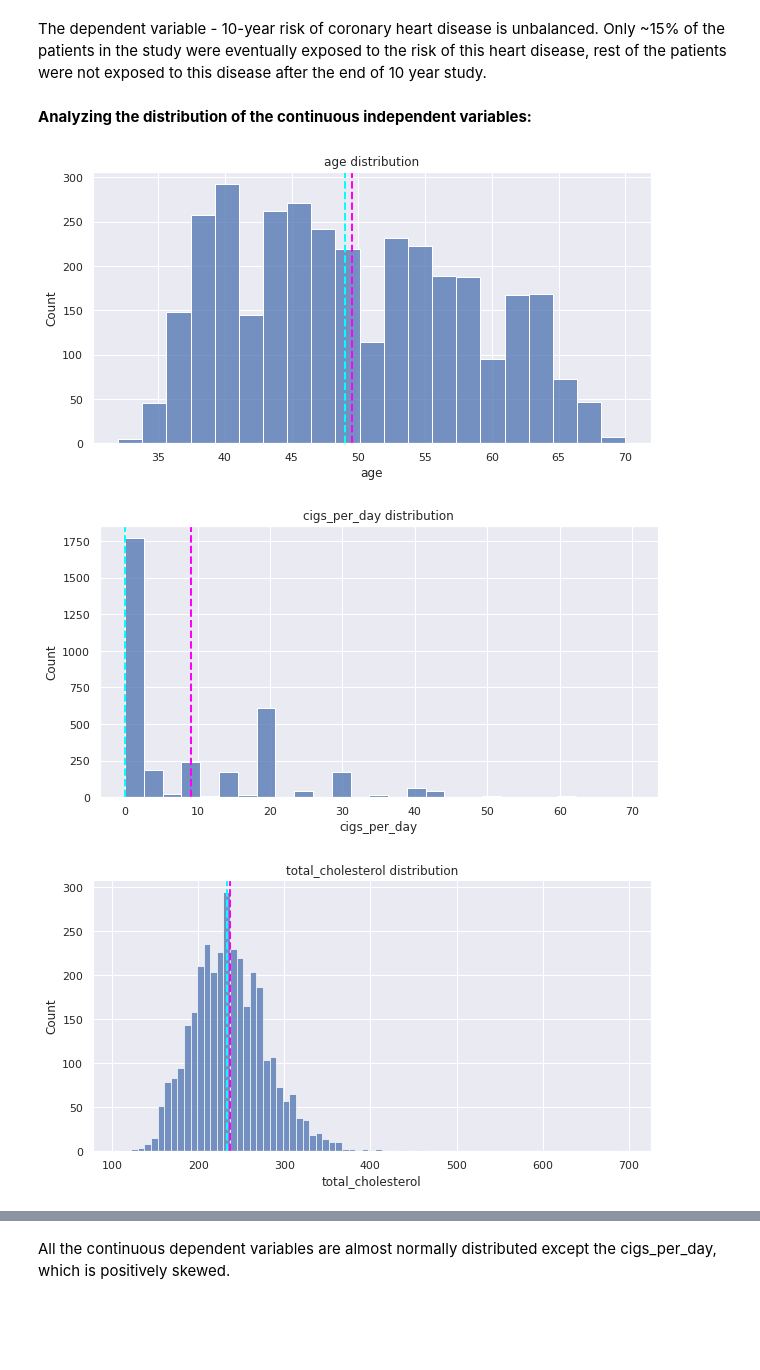
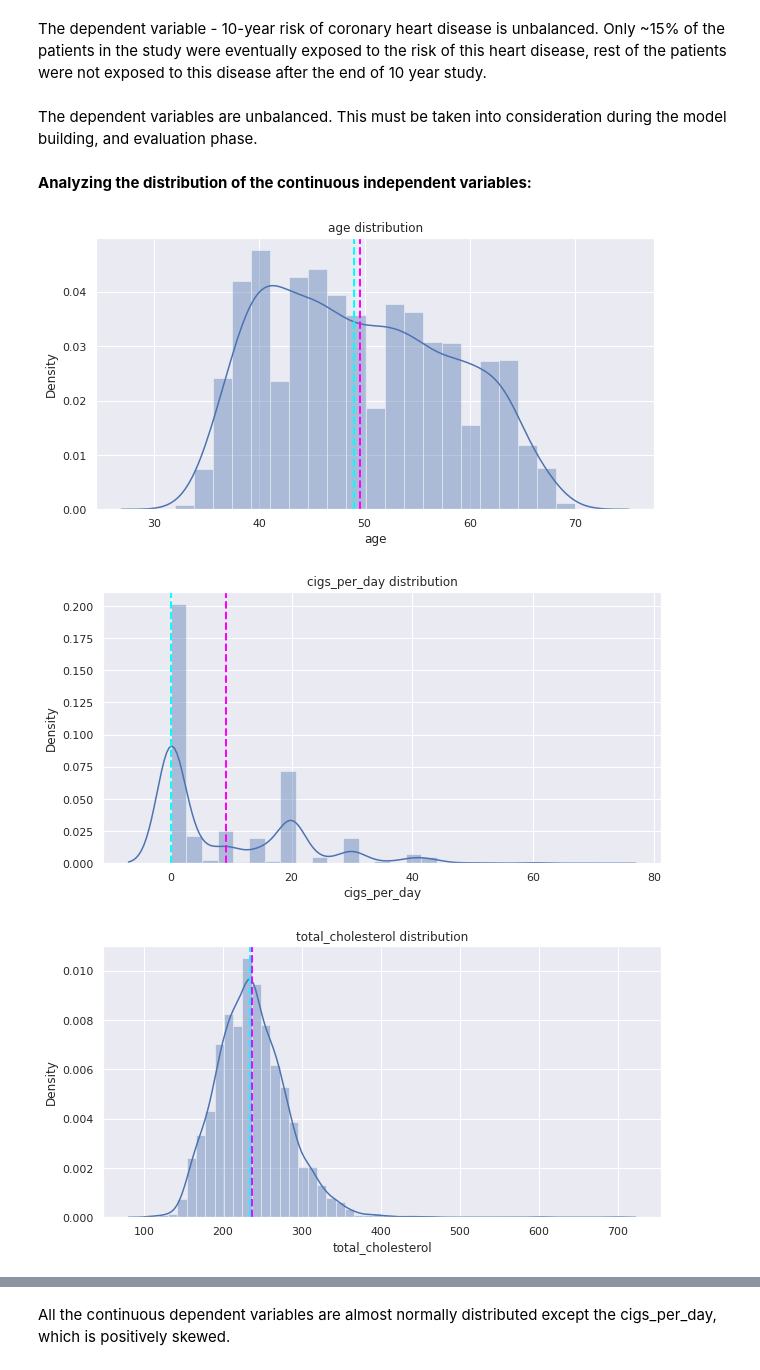
Before and after one commit to shaloy-lewis/cardiovascular_risk_prediction, a Jupyter notebook: Cardiovascular_Risk_Prediction_Shaloy_Lewis.ipynb, the cells around one changed output, grey strips where cells are left out. Saved outputs shown, nothing was run; the diff lists cells and outputs as text; code cells hidden in the pictures; blank space fills up the shorter version.

```diff
--- a/Cardiovascular_Risk_Prediction_Shaloy_Lewis.ipynb
+++ b/Cardiovascular_Risk_Prediction_Shaloy_Lewis.ipynb
@@ -422,17 +422,19 @@ dtype: int64
 0.15073746312684366
 # %% [markdown]
 The dependent variable - 10-year risk of coronary heart disease is unbalanced. Only ~15% of the patients in the study were eventually exposed to the risk of this heart disease, rest of the patients were not exposed to this disease after the end of 10 year study.
+# %% [markdown]
+The dependent variables are unbalanced. This must be taken into consideration during the model building, and evaluation phase.
 # %% [markdown]
 **Analyzing the distribution of the continuous independent variables:**
 # %%
 for col in continuous_var:
   plt.figure(figsize=(10,5))
-  sns.histplot(df[col])
+  sns.distplot(df[col])
   plt.axvline(df[col].mean(), color='magenta', linestyle='dashed', linewidth=2)
   plt.axvline(df[col].median(), color='cyan', linestyle='dashed', linewidth=2)
   plt.title(col+' distribution')
   plt.show()
 # %% [output]
-[figure, old version]
+[figure, new version]
-[figure, old version]
+[figure, new version]
-[figure, old version]
+[figure, new version]
```
Also changed, not shown: parts of 5 cells of this notebook.
